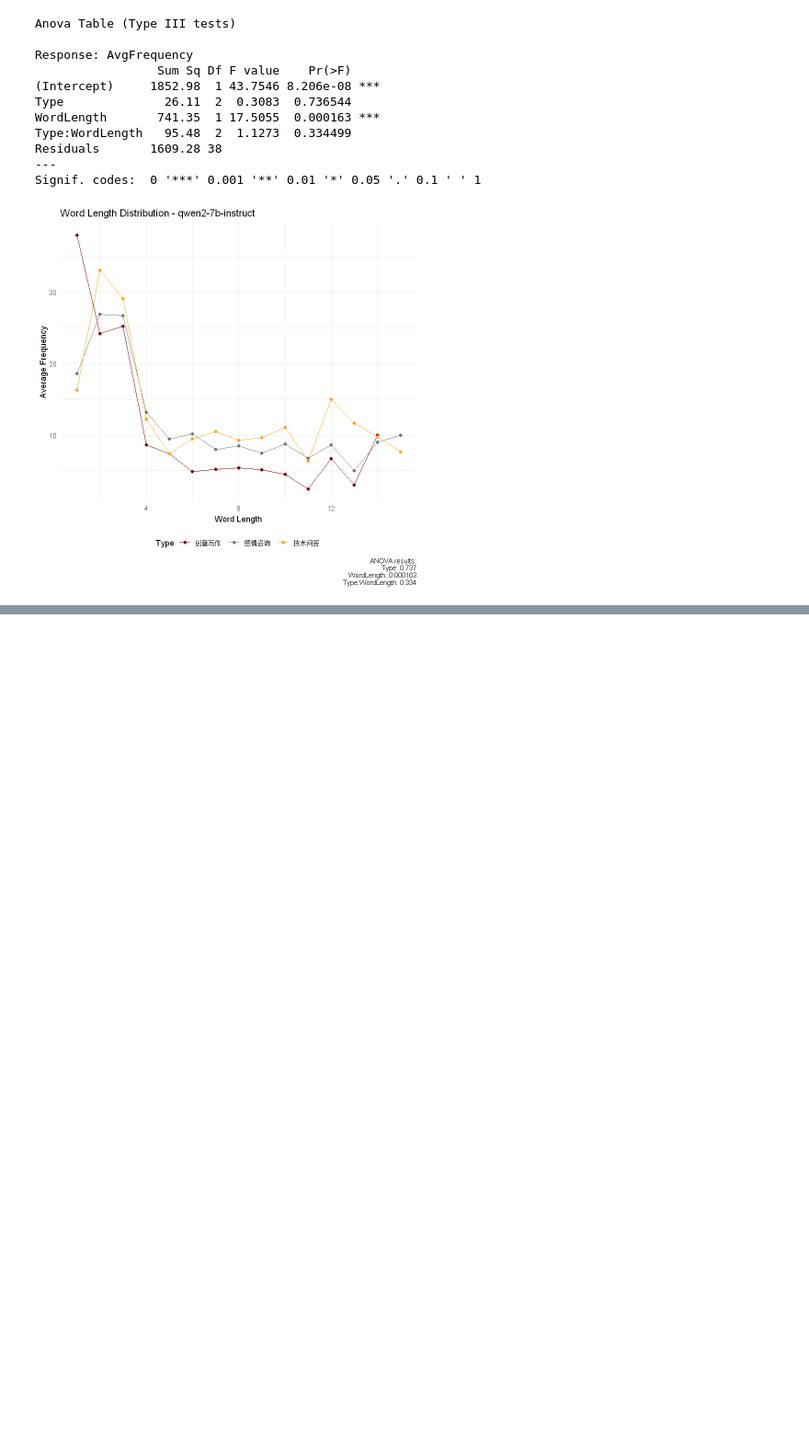
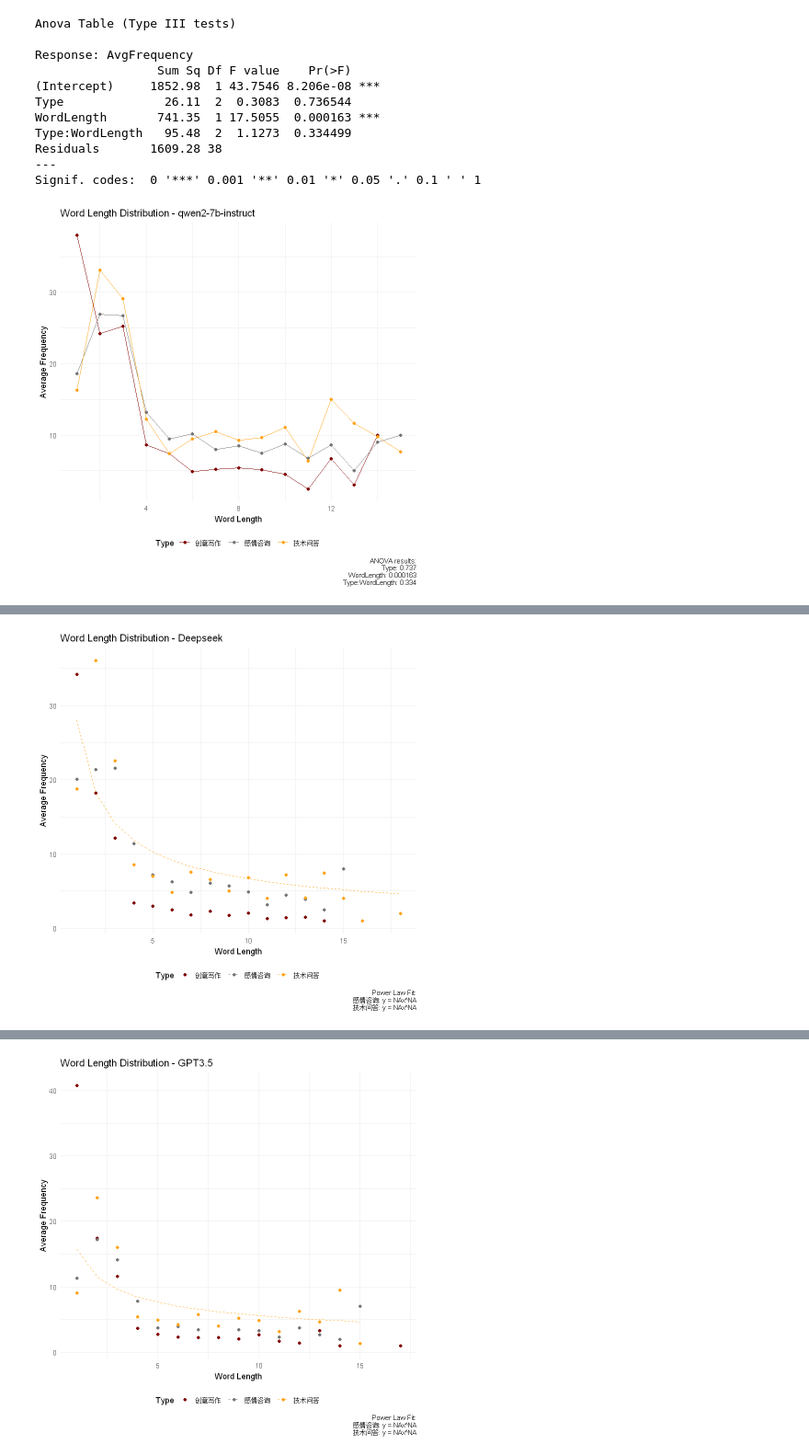
Before and after one commit to exusiaiwei/journey-learning-log, a Jupyter notebook: Doing/python/LLM_QL/word_length.ipynb, the cells around one changed output, grey strips where cells are left out. Shown at 92% size. Cells and saved outputs as stored; diff of their text form; code cells hidden in the pictures; blank space fills up the shorter version.

Commit message:
✨ feat(word_length.ipynb): Add code for word length data analysis

```diff
--- a/Doing/python/LLM_QL/word_length.ipynb
+++ b/Doing/python/LLM_QL/word_length.ipynb
@@ -368,0 +570,76 @@ Signif. codes:  0 '***' 0.001 '**' 0.01 '*' 0.05 '.' 0.1 ' ' 1
+# %%
+# 定义幂律模型函数
+power_law <- function(x, a, b) {
+  a * x^b
+}
+
+# 为每个Model创建一个图
+for (model in models) {
+  # 筛选当前Model的数据
+  model_data <- avg_freq %>% filter(Model == model)
+
+  # 获取当前Model的唯一Type值
+  types <- unique(model_data$Type)
+
+  # 使用paletteer选择配色方案
+  colors <- paletteer_d("ggsci::default_uchicago", n = length(types))
+
+  # 创建一个列表来存储每个Type的拟合结果
+  fit_results <- list()
+
+  # 创建折线图
+  p <- ggplot(model_data, aes(x = WordLength, y = AvgFrequency, color = Type)) +
+    geom_point() +
+    scale_color_manual(values = colors) +
+    labs(title = paste("Word Length Distribution -", model),
+         x = "Word Length",
+         y = "Average Frequency") +
+    theme_minimal() +
+    theme(legend.position = "bottom")
+
+  # 为每个Type拟合幂律模型并添加到图中
+  for (type in types) {
+    type_data <- model_data %>% filter(Type == type)
+
+    # 拟合幂律模型
+    fit <- try(nls2(AvgFrequency ~ power_law(WordLength, a, b),
+                    data = type_data,
+                    start = list(a = 1, b = -1)),
+               silent = TRUE)
+
+    if (!inherits(fit, "try-error")) {
+      # 提取参数
+      params <- coef(fit)
+      a <- params["a"]
+      b <- params["b"]
+
+      # 添加拟合线到图中
+      p <- p + geom_line(data = type_data,
+                         aes(y = power_law(WordLength, a, b)),
+                         linetype = "dashed")
+
+      # 存储拟合结果
+      fit_results[[type]] <- c(a = a, b = b)
+    }
+  }
+
+  # 添加拟合结果到图表说明
+  fit_summary <- paste(sapply(names(fit_results), function(type) {
+    paste0(type, ": y = ", round(fit_results[[type]]["a"], 2),
+           "x^", round(fit_results[[type]]["b"], 2))
+  }), collapse = "\n")
+
+  p <- p + labs(caption = paste("Power Law Fit:\n", fit_summary))
+
+  # 显示图形
+  print(p)
+
+  # 保存图片到临时文件并在Jupyter中显示
+  temp_file <- tempfile(fileext = ".png")
+  ggsave(temp_file, p, width = 12, height = 8)
+  #IRdisplay::display_png(file = temp_file)
+
+  # 打印拟合结果
+  print(fit_results)
+}
+# %% [output]
@@ -368,0 +653 @@ Signif. codes:  0 '***' 0.001 '**' 0.01 '*' 0.05 '.' 0.1 ' ' 1
+[figure, added]
@@ -368,0 +661 @@ Signif. codes:  0 '***' 0.001 '**' 0.01 '*' 0.05 '.' 0.1 ' ' 1
+[figure, added]
```
Also changed, not shown: parts of 3 cells of this notebook.
